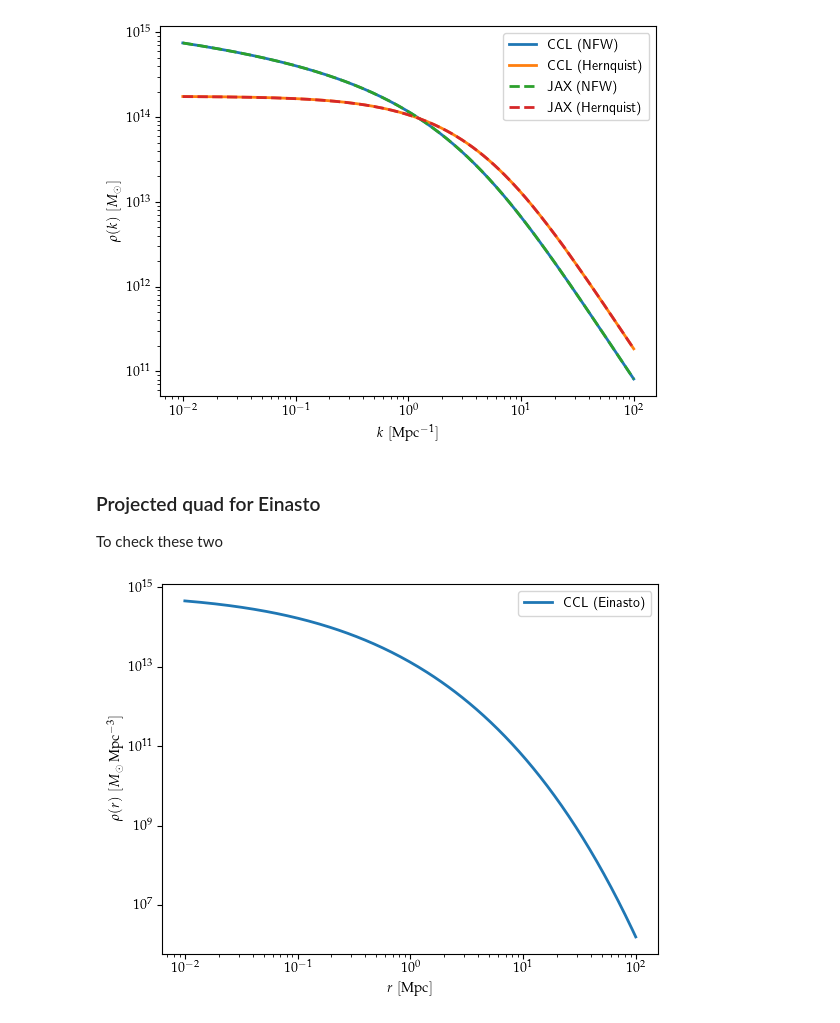
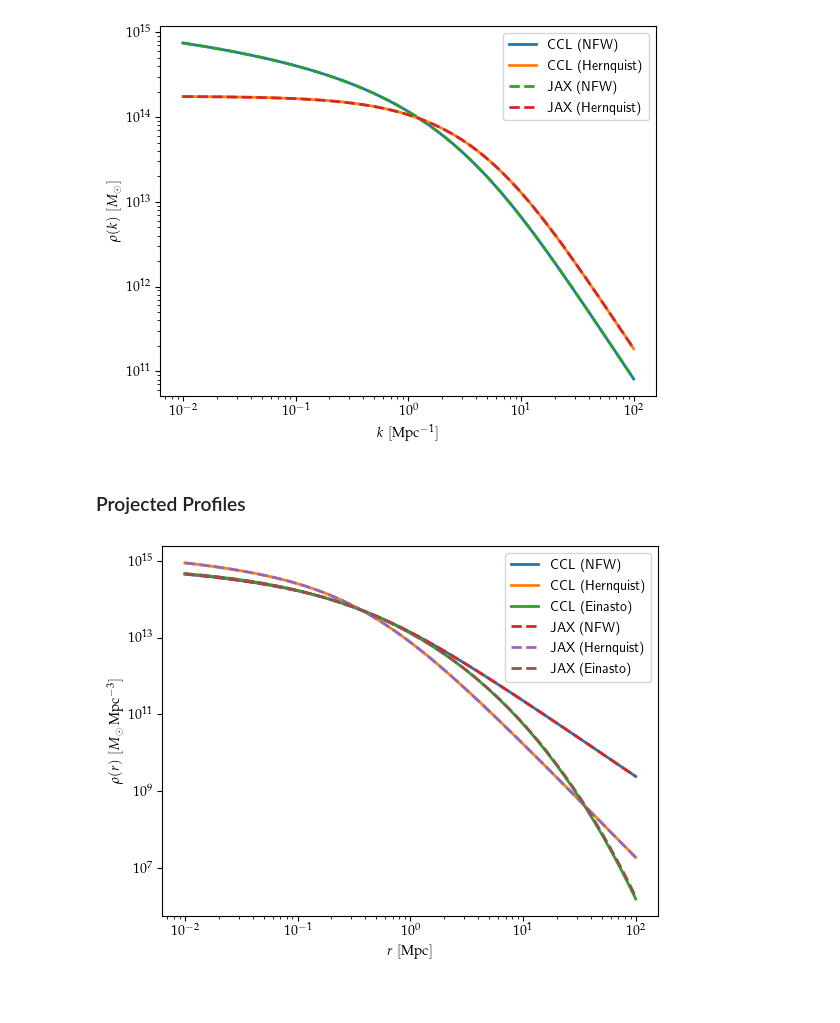
Before and after one commit to Harry45/jaxccl, a Jupyter notebook: notebook_hmfunc.ipynb, the cells around one changed output. Cells and saved outputs as stored; diff of their text form; code cells hidden in the pictures; blank space fills up the shorter version.

Commit message:
jax cosmo updated

```diff
--- a/notebook_hmfunc.ipynb
+++ b/notebook_hmfunc.ipynb
@@ -232,9 +206,9 @@ from jax_cosmo.halos.hmbase import MassDefinition
 from jax_cosmo.halos.concentration import JAXConDuffy08
 # %%
 # Radius, wavenumber and mass
-r_arr = np.geomspace(1E-2,1E2,256)
-k_arr = np.geomspace(1E-2,1E2,256)
-m_arr = np.geomspace(1E11,1E15,32)
+r_arr = np.geomspace(1e-2, 1e2, 256)
+k_arr = np.geomspace(1e-2, 1e2, 256)
+m_arr = np.geomspace(1e11, 1e15, 32)
 
 # We will calculate everything at z=1 (scale factor = 0.5)
 a_sf = 0.5
@@ -249,12 +223,16 @@ conc_jax = JAXConDuffy08()
 ### Real Profile
 # %%
 ccl_nfw = ccl.halos.HaloProfileNFW(mass_def=hmd_200c, concentration=cM, truncated=False)
-ccl_hq = ccl.halos.HaloProfileHernquist(mass_def=hmd_200c, concentration=cM, truncated=False)
-ccl_en = ccl.halos.HaloProfileEinasto(mass_def=hmd_200c, concentration=cM, truncated=False)
+ccl_hq = ccl.halos.HaloProfileHernquist(
+    mass_def=hmd_200c, concentration=cM, truncated=False
+)
+ccl_en = ccl.halos.HaloProfileEinasto(
+    mass_def=hmd_200c, concentration=cM, truncated=False
+)
 
-ccl_nfw_real = ccl_nfw.real(cosmo_ccl, r_arr, 1E14, a_sf)
-ccl_hq_real = ccl_hq.real(cosmo_ccl, r_arr, 1E14, a_sf)
-ccl_en_real = ccl_en.real(cosmo_ccl, r_arr, 1E14, a_sf)
+ccl_nfw_real = ccl_nfw.real(cosmo_ccl, r_arr, 1e14, a_sf)
+ccl_hq_real = ccl_hq.real(cosmo_ccl, r_arr, 1e14, a_sf)
+ccl_en_real = ccl_en.real(cosmo_ccl, r_arr, 1e14, a_sf)
 # %%
 jax_nfw = JAXHaloProfileNFW(hmd_200c_jax, conc_jax, truncated=False)
 jax_hq = JAXHaloProfileHernquist(hmd_200c_jax, conc_jax, truncated=False)
@@ -299,7 +277,3 @@ plt.legend()
 plt.show()
 # %% [output]
 [figure]
-# %% [markdown]
-### Projected quad for Einasto
-
-To check these two
@@ -308,8 +280,27 @@ ccl_en_proj_quad = ccl_en._projected_quad(cosmo_ccl, r_arr, 1E14, a_sf)
+# %% [markdown]
+### Projected Profiles
+# %%
+ccl_nfw_projected = ccl_nfw.projected(cosmo_ccl, r_arr, 1e14, a_sf)
+ccl_hq_projected = ccl_hq.projected(cosmo_ccl, r_arr, 1e14, a_sf)
+ccl_en_proj_quad = ccl_en._projected_quad(cosmo_ccl, r_arr, 1e14, a_sf)
+
+jax_nfw_projected = jax_nfw._projected_analytic(
+    cosmo_jax, r_arr, 1e14, a_sf, interpolator
+)
+jax_hq_projected = jax_hq._projected_analytic(
+    cosmo_jax, r_arr, 1e14, a_sf, interpolator
+)
+jax_en_proj_quad = jax_en._projected_quad(cosmo_jax, r_arr, 1e14, a_sf, interpolator)
 # %%
-plt.loglog(r_arr, ccl_en_proj_quad, lw =2, label = 'CCL (Einasto)')
-plt.ylabel(r'$\rho(r)\,\,[M_\odot\,{\rm Mpc}^{-3}]$')
-plt.xlabel(r'$r\,\,[{\rm Mpc}]$')
+plt.loglog(r_arr, ccl_nfw_projected, lw=2, label="CCL (NFW)")
+plt.loglog(r_arr, ccl_hq_projected, lw=2, label="CCL (Hernquist)")
+plt.loglog(r_arr, ccl_en_proj_quad, lw=2, label="CCL (Einasto)")
+plt.loglog(r_arr, jax_nfw_projected, linestyle="--", lw=2, label="JAX (NFW)")
+plt.loglog(r_arr, jax_hq_projected, linestyle="--", lw=2, label="JAX (Hernquist)")
+plt.loglog(r_arr, jax_en_proj_quad, linestyle="--", lw=2, label="JAX (Einasto)")
+plt.ylabel(r"$\rho(r)\,\,[M_\odot\,{\rm Mpc}^{-3}]$")
+plt.xlabel(r"$r\,\,[{\rm Mpc}]$")
 plt.legend()
 plt.show()
 # %% [output]
-[figure, old version]
+[figure, new version]
```
Also changed, not shown: parts of 19 cells of this notebook, 38 other files.
